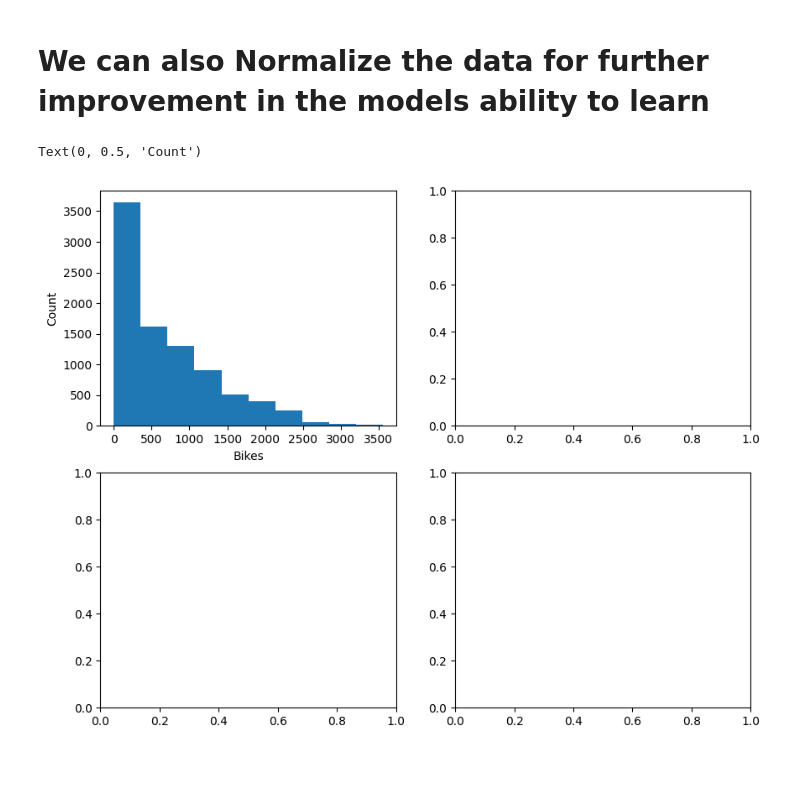
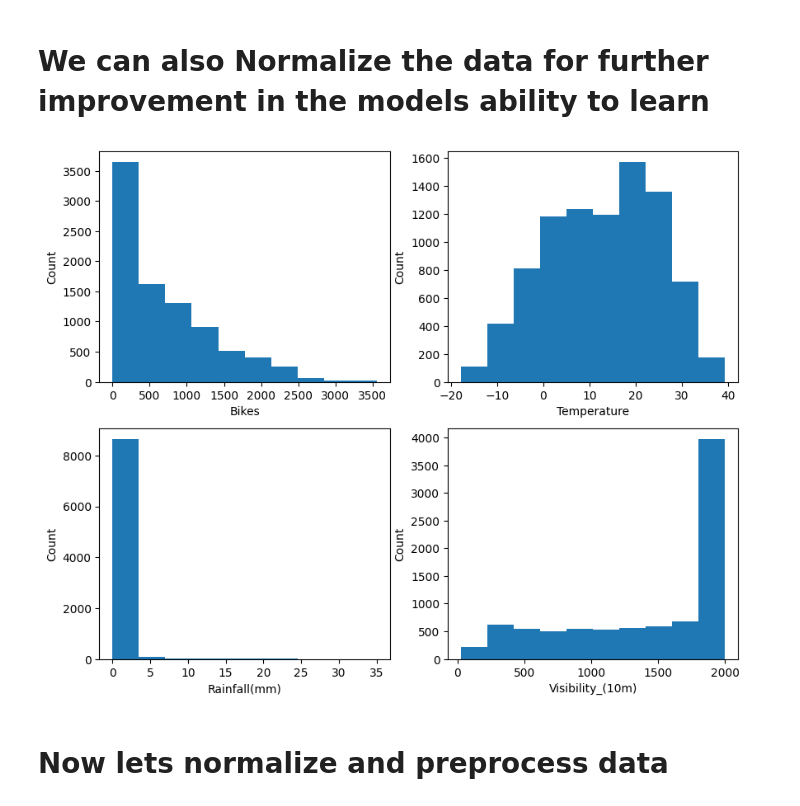
Before and after one commit to vrmaverick/RentalBike, a Jupyter notebook: model.ipynb, the cells around one changed output. Saved outputs shown, nothing was run; the diff lists cells and outputs as text; code cells hidden in the pictures; blank space fills up the shorter version.

Commit message:
Add files via upload
Data normalization and further improvements in model

```diff
--- a/model.ipynb
+++ b/model.ipynb
@@ -228,8 +228,18 @@ Text(0.5, 0, 'epoches')
 # %%
 fig,ax = plt.subplots(2, 2, figsize=(10,8))
 ax[0][0].hist(df_one_hot['Rented_Bike_Count']);
 ax[0][0].set_xlabel("Bikes")
 ax[0][0].set_ylabel("Count")
+ax[0][1].hist(df_one_hot['Temperature']);
+ax[0][1].set_xlabel("Temperature")
+ax[0][1].set_ylabel("Count")
+ax[1][0].hist(df_one_hot['Rainfall(mm)']);
+ax[1][0].set_xlabel("Rainfall(mm)")
+ax[1][0].set_ylabel("Count")
+ax[1][1].hist(df_one_hot['Visibility_(10m)']);
+ax[1][1].set_xlabel("Visibility_(10m)")
+ax[1][1].set_ylabel("Count");
 # %% [output]
-Text(0, 0.5, 'Count')
-[figure, old version]
+[figure, new version]
+# %% [markdown]
+# Now lets normalize and preprocess data
```
Also changed, not shown: parts of 18 cells of this notebook.
